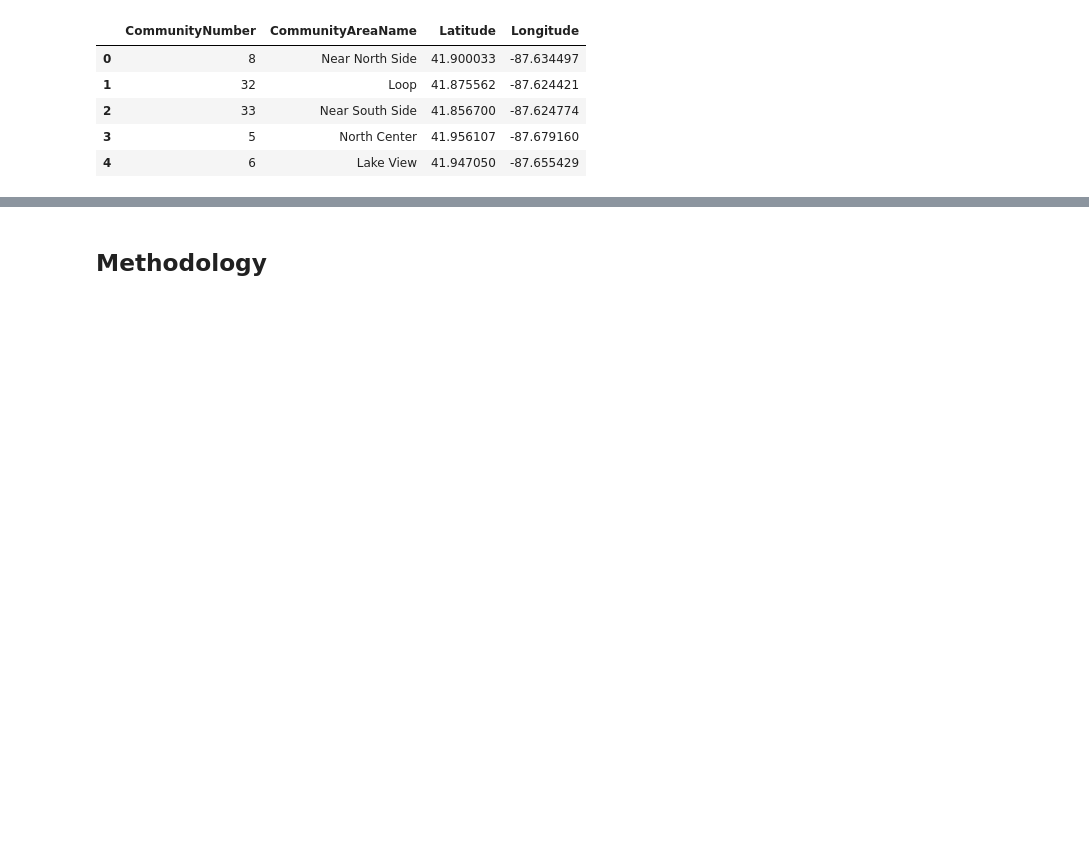
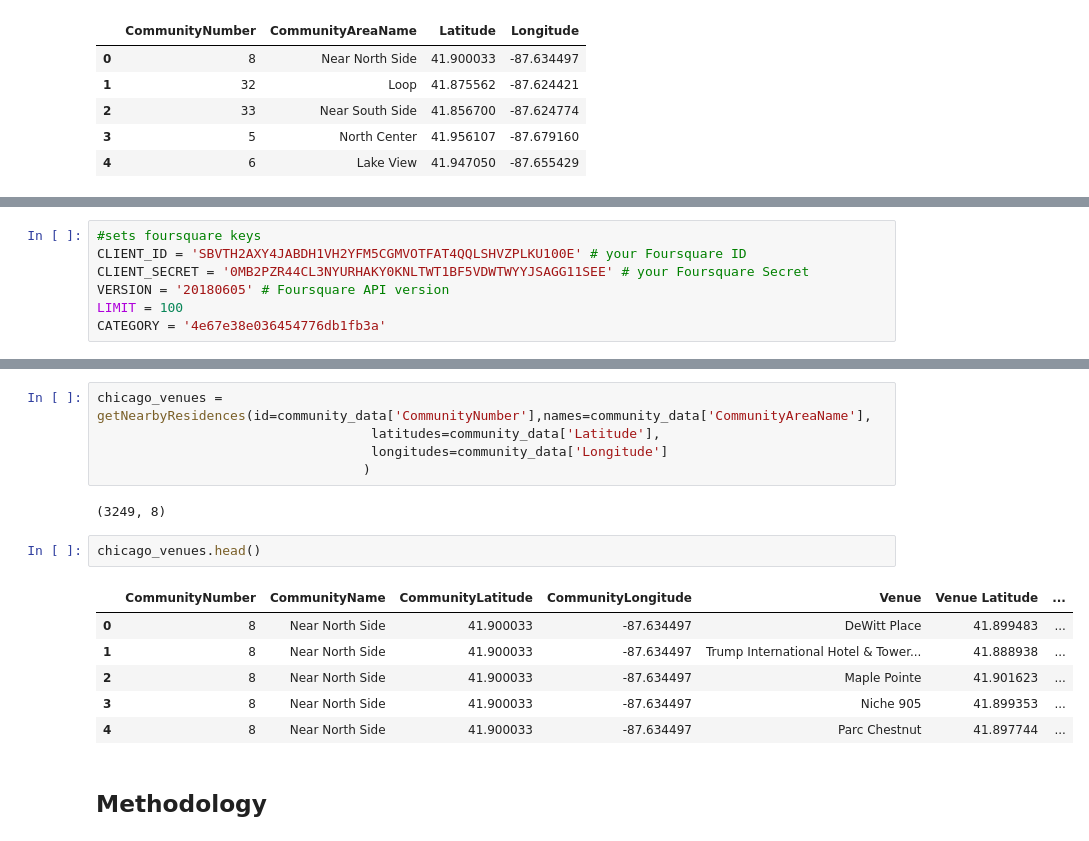
Before and after one commit to luis-reyes/CategorizingChicagoCommunitiesFoursquare, a Jupyter notebook: BattleOfTheNeihborhoodCapstone.ipynb, the cells around one changed output, grey strips where cells are left out. Cells and saved outputs as stored; diff of their text form; blank space fills up the shorter version.

Commit message:
Added preliminar foursquare data

```diff
--- a/BattleOfTheNeihborhoodCapstone.ipynb
+++ b/BattleOfTheNeihborhoodCapstone.ipynb
@@ -133,0 +136,7 @@ community_data.head()
+# %%
+#sets foursquare keys
+CLIENT_ID = 'SBVTH2AXY4JABDH1VH2YFM5CGMVOTFAT4QQLSHVZPLKU100E' # your Foursquare ID
+CLIENT_SECRET = '0MB2PZR44CL3NYURHAKY0KNLTWT1BF5VDWTWYYJSAGG11SEE' # your Foursquare Secret
+VERSION = '20180605' # Foursquare API version
+LIMIT = 100
+CATEGORY = '4e67e38e036454776db1fb3a'
@@ -134,3 +184,19 @@ community_data.head()
+# %%
+chicago_venues = getNearbyResidences(id=community_data['CommunityNumber'],names=community_data['CommunityAreaName'],
+                                   latitudes=community_data['Latitude'],
+                                   longitudes=community_data['Longitude']
+                                  )
+# %% [output]
+(3249, 8)
+# %%
+chicago_venues.head()
+# %% [output]
+|  | CommunityNumber | CommunityName | CommunityLatitude | CommunityLongitude | Venue | Venue Latitude | ... |
+| 0 | 8 | Near North Side | 41.900033 | -87.634497 | DeWitt Place | 41.899483 | ... |
+| 1 | 8 | Near North Side | 41.900033 | -87.634497 | Trump International Hotel & Tower... | 41.888938 | ... |
+| 2 | 8 | Near North Side | 41.900033 | -87.634497 | Maple Pointe | 41.901623 | ... |
+| 3 | 8 | Near North Side | 41.900033 | -87.634497 | Niche 905 | 41.899353 | ... |
+| 4 | 8 | Near North Side | 41.900033 | -87.634497 | Parc Chestnut | 41.897744 | ... |
 # %% [markdown]
 ## Methodology <a name="methodology"></a>
 # %%
```
Also changed, not shown: parts of 2 cells of this notebook.
